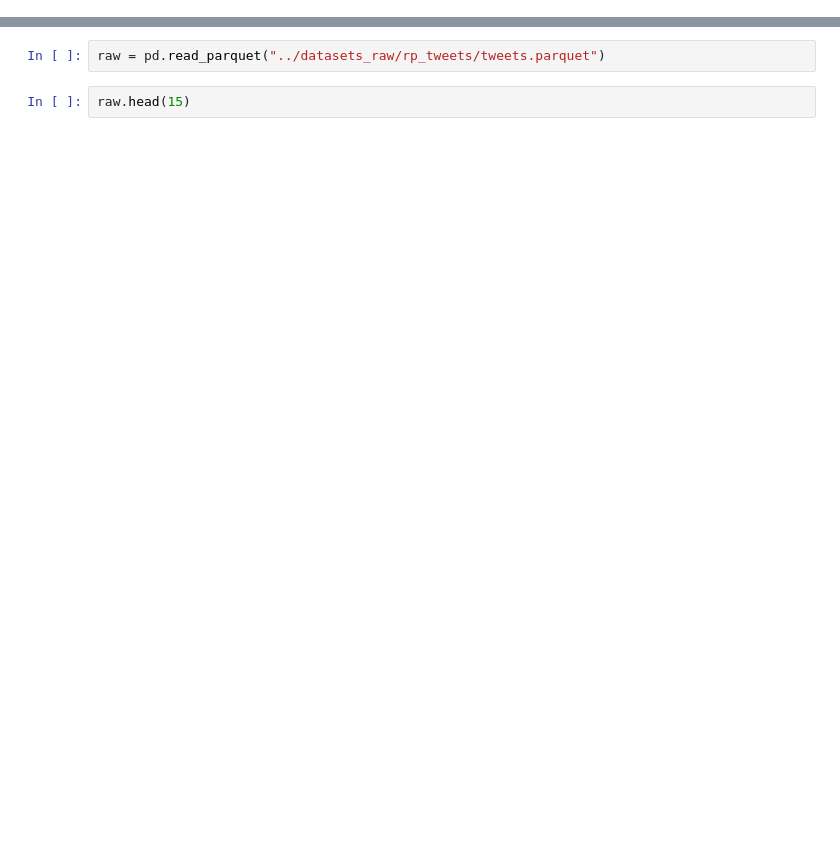
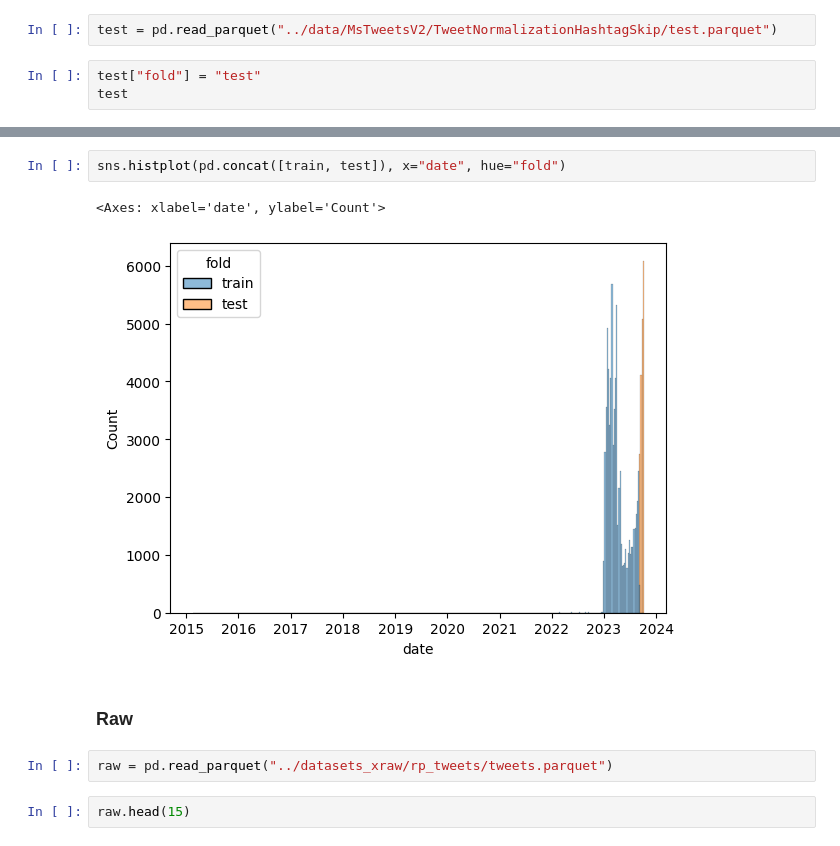
Before and after one commit to WitoldFracek/grembedding, a Jupyter notebook: notebooks/tweets.ipynb, the cells around one changed output, grey strips where cells are left out. Cells and saved outputs as stored; diff of their text form; blank space fills up the shorter version.

```diff
--- a/notebooks/tweets.ipynb
+++ b/notebooks/tweets.ipynb
@@ -20,0 +29,5 @@ res
+# %%
+test = pd.read_parquet("../data/MsTweetsV2/TweetNormalizationHashtagSkip/test.parquet")
+# %%
+test["fold"] = "test"
+test
@@ -21,5 +53,12 @@ res
+# %%
+sns.histplot(pd.concat([train, test]), x="date", hue="fold")
+# %% [output]
+<Axes: xlabel='date', ylabel='Count'>
+[figure, added]
+# %% [markdown]
+### Raw
 # %%
-raw = pd.read_parquet("../datasets_raw/rp_tweets/tweets.parquet")
+raw = pd.read_parquet("../datasets_xraw/rp_tweets/tweets.parquet")
 # %%
 raw.head(15)
 # %% [output]
```
Also changed, not shown: parts of 6 cells of this notebook.
